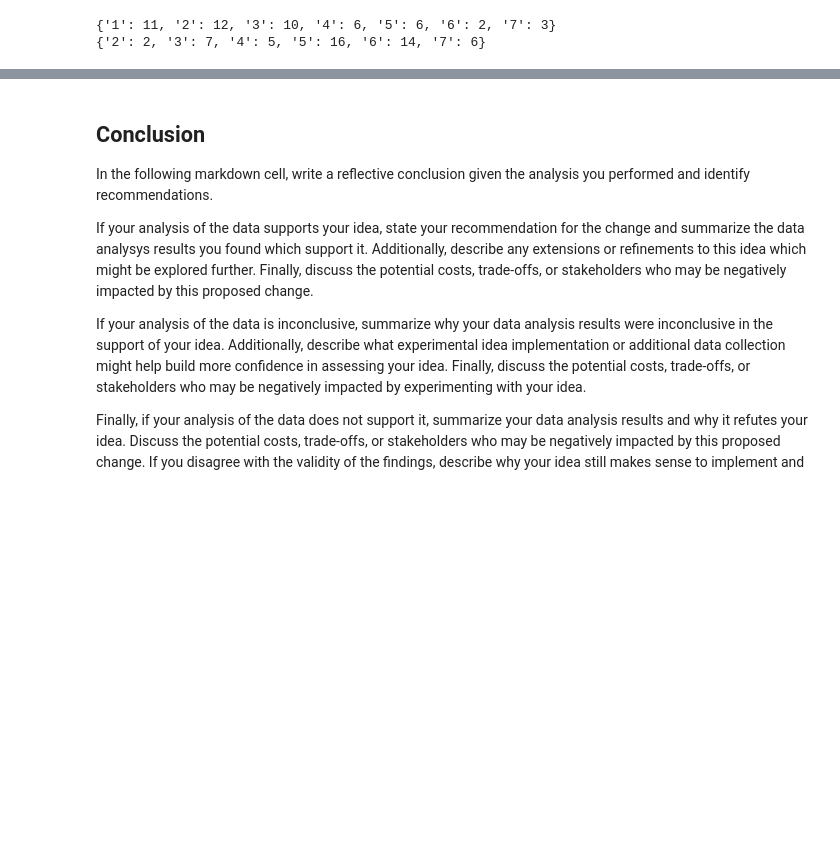
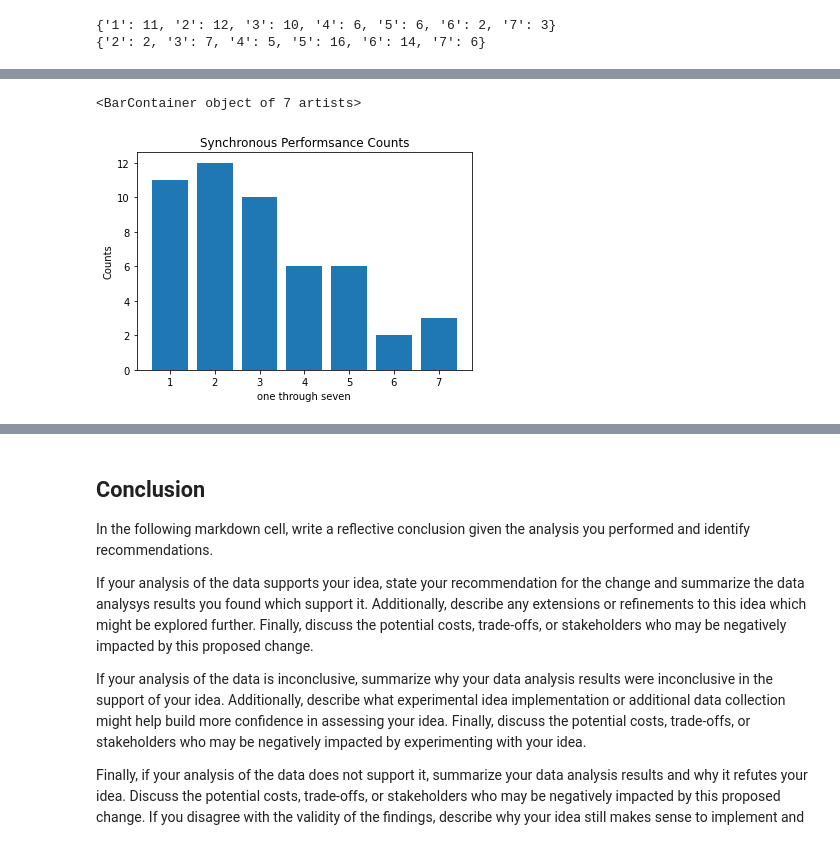
Before and after one commit to rkhetan12/comp110-22s-workspace, a Jupyter notebook: exercises/ex08/analysis.ipynb, the cells around one changed output, grey strips where cells are left out. Drawn from its saved outputs; the diff is of its cells as text; code cells hidden in the pictures; blank space fills up the shorter version.

```diff
--- a/exercises/ex08/analysis.ipynb
+++ b/exercises/ex08/analysis.ipynb
@@ -133,0 +140,13 @@ print(sort(understanding_counts))
+# %%
+from matplotlib import pyplot
+
+sync_perf_counts = dict(sorted(sync_perf_counts.items()))
+pyplot.title("Synchronous Performsance Counts")
+pyplot.xlabel("one through seven")
+pyplot.ylabel("Counts")
+labels: list[str] = list(sync_perf_counts.keys())
+values: list[int] = list(sync_perf_counts.values())
+pyplot.bar(labels, values)
+# %% [output]
+<BarContainer object of 7 artists>
+[figure, added]
```
Also changed, not shown: parts of 5 cells of this notebook, 1 other file.
